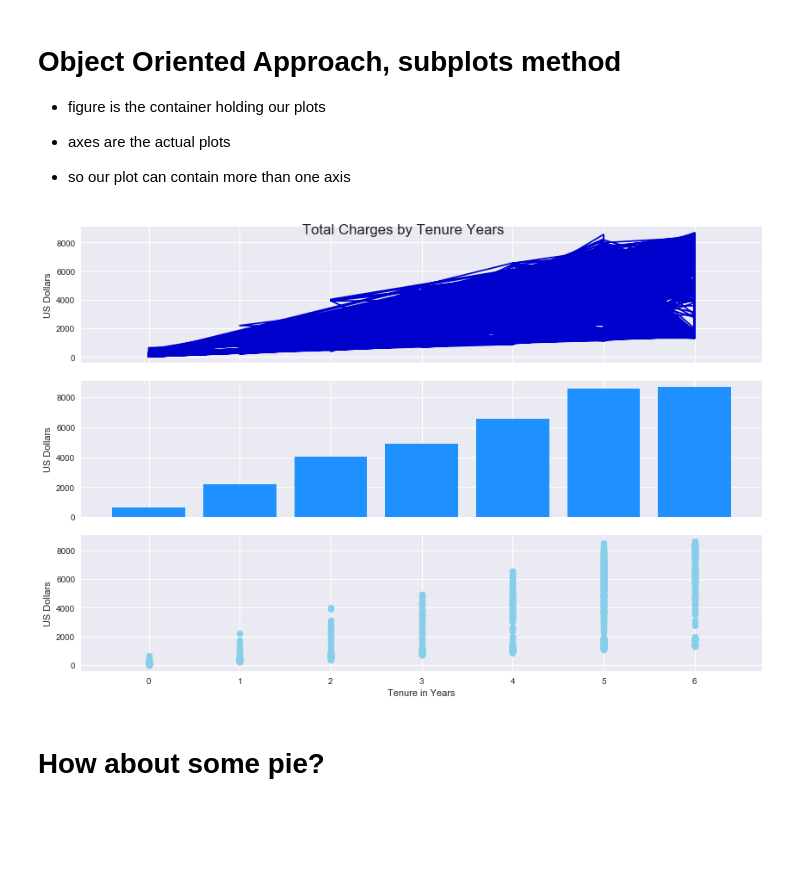
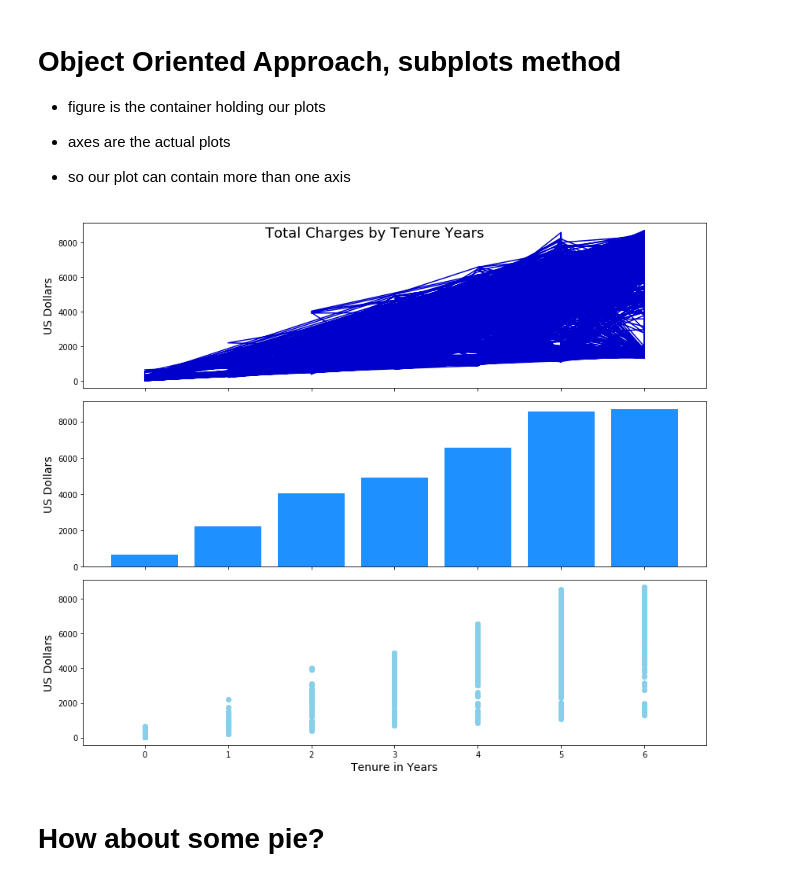
Before and after one commit to faithkane3/zillow_project, a Jupyter notebook: explore.ipynb, the cells around one changed output. Saved outputs shown, nothing was run; the diff lists cells and outputs as text; code cells hidden in the pictures; blank space fills up the shorter version.

```diff
--- a/explore.ipynb
+++ b/explore.ipynb
@@ -184,25 +171,28 @@ Name: tenure_years, Length: 1695, dtype: object
 
 - so our plot can contain more than one axis
 # %%
-fig, (ax1, ax2, ax3) = plt.subplots(figsize=(12,8), nrows=3,ncols=1, sharex=True)
-plt.style.use('seaborn')
+def plot_categorical_and_continuous_vars_telco(df):
+    fig, (ax1, ax2, ax3) = plt.subplots(figsize=(12,10), nrows=3,ncols=1, sharex=True)
+    plt.style.use('seaborn-bright')
 
-plt.suptitle('Total Charges by Tenure Years')
+    plt.suptitle('Total Charges by Tenure Years', fontsize=18)
 
-ax1.plot(df.tenure_years, df.total_charges, color='mediumblue')
-ax1.set_ylabel('US Dollars')
+    ax1.plot(df.tenure_years, df.total_charges, color='mediumblue')
+    ax1.set_ylabel('US Dollars', fontsize=14)
 
-ax2.bar(df.tenure_years, df.total_charges, color='dodgerblue')
-ax2.set_ylabel('US Dollars')
+    ax2.bar(df.tenure_years, df.total_charges, color='dodgerblue')
+    ax2.set_ylabel('US Dollars', fontsize=14)
 
-ax3.scatter(df.tenure_years, df.total_charges, color='skyblue')
-ax3.set_xlabel('Tenure in Years')
-ax3.set_ylabel('US Dollars')
+    ax3.scatter(df.tenure_years, df.total_charges, color='skyblue')
+    ax3.set_xlabel('Tenure in Years', fontsize=14)
+    ax3.set_ylabel('US Dollars', fontsize=14)
 
-plt.tight_layout()
-plt.show()
+    plt.tight_layout()
+    plt.show()
-# %% [output]
-[figure, removed]
+# %%
+plot_categorical_and_continuous_vars_telco(df)
+# %% [output]
+[figure, added]
 # %% [markdown]
 # How about some pie?
 # %%
```
Also changed, not shown: parts of 14 cells of this notebook.
